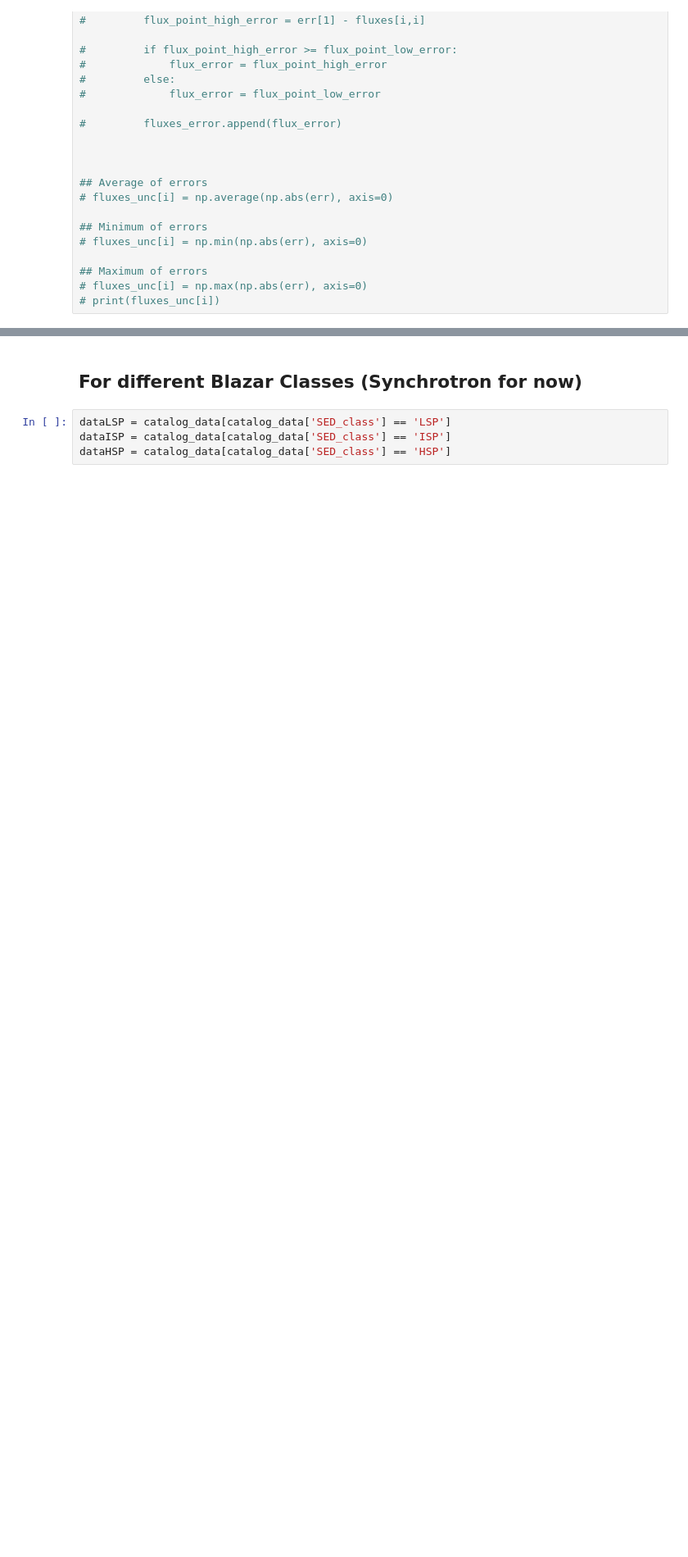
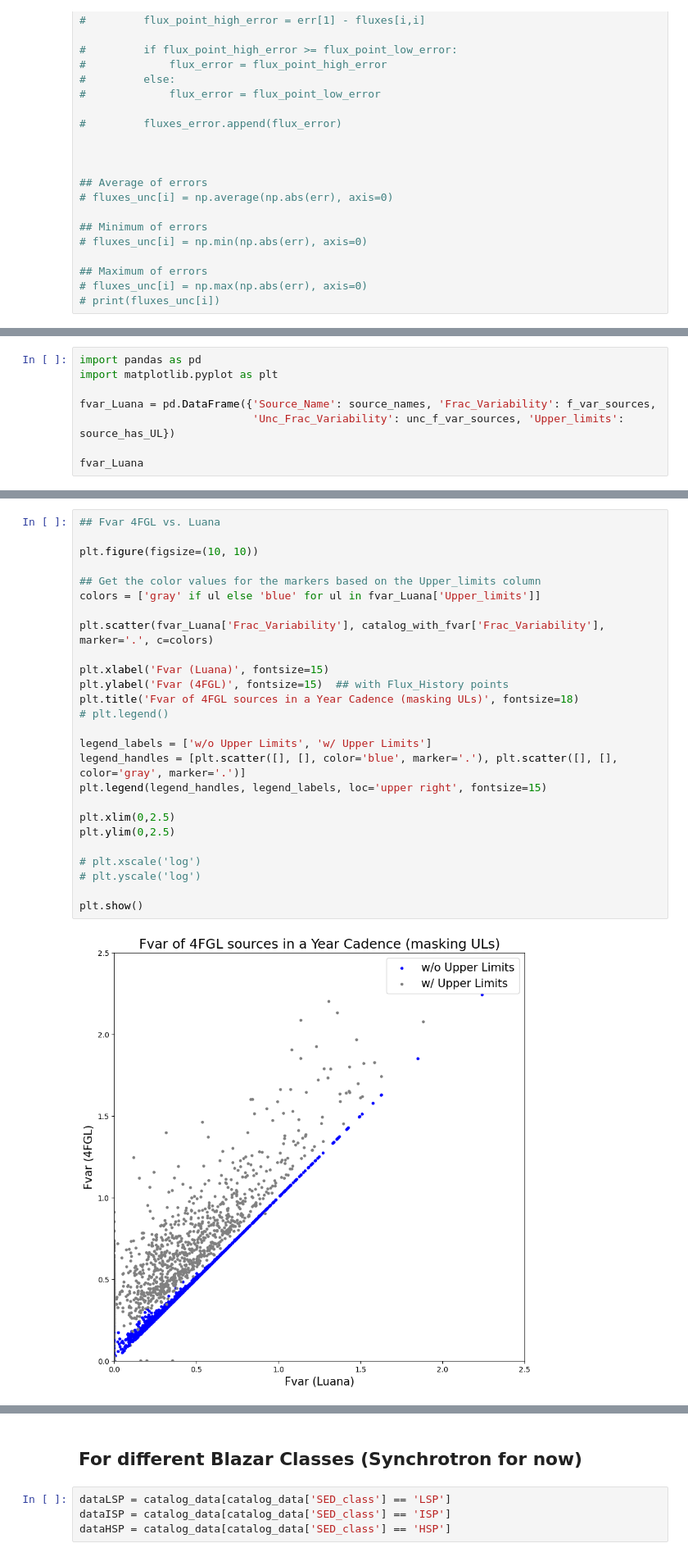
Before and after one commit to luanapassosreis/CTA_AGN_Pop_Variability, a Jupyter notebook: 4LAC_catalog_generator_v2/UpperLimit_Analysis.ipynb, the cells around one changed output, grey strips where cells are left out. Shown at 82% size. Saved outputs shown, nothing was run; the diff lists cells and outputs as text; blank space fills up the shorter version.

```diff
--- a/4LAC_catalog_generator_v2/UpperLimit_Analysis.ipynb
+++ b/4LAC_catalog_generator_v2/UpperLimit_Analysis.ipynb
@@ -183,0 +451,8 @@ catalog_with_flux_history
+# %%
+import pandas as pd
+import matplotlib.pyplot as plt
+
+fvar_Luana = pd.DataFrame({'Source_Name': source_names, 'Frac_Variability': f_var_sources,
+                           'Unc_Frac_Variability': unc_f_var_sources, 'Upper_limits': source_has_UL})
+
+fvar_Luana
@@ -183,0 +493,28 @@ catalog_with_flux_history
+# %%
+## Fvar 4FGL vs. Luana
+
+plt.figure(figsize=(10, 10))
+
+## Get the color values for the markers based on the Upper_limits column
+colors = ['gray' if ul else 'blue' for ul in fvar_Luana['Upper_limits']]
+
+plt.scatter(fvar_Luana['Frac_Variability'], catalog_with_fvar['Frac_Variability'], marker='.', c=colors)
+
+plt.xlabel('Fvar (Luana)', fontsize=15)
+plt.ylabel('Fvar (4FGL)', fontsize=15)  ## with Flux_History points
+plt.title('Fvar of 4FGL sources in a Year Cadence (masking ULs)', fontsize=18)
+# plt.legend()
+
+legend_labels = ['w/o Upper Limits', 'w/ Upper Limits']
+legend_handles = [plt.scatter([], [], color='blue', marker='.'), plt.scatter([], [], color='gray', marker='.')]
+plt.legend(legend_handles, legend_labels, loc='upper right', fontsize=15)
+
+plt.xlim(0,2.5)
+plt.ylim(0,2.5)
+
+# plt.xscale('log')
+# plt.yscale('log')
+
+plt.show()
+# %% [output]
+[figure, added]
```
Also changed, not shown: parts of 46 cells of this notebook.
